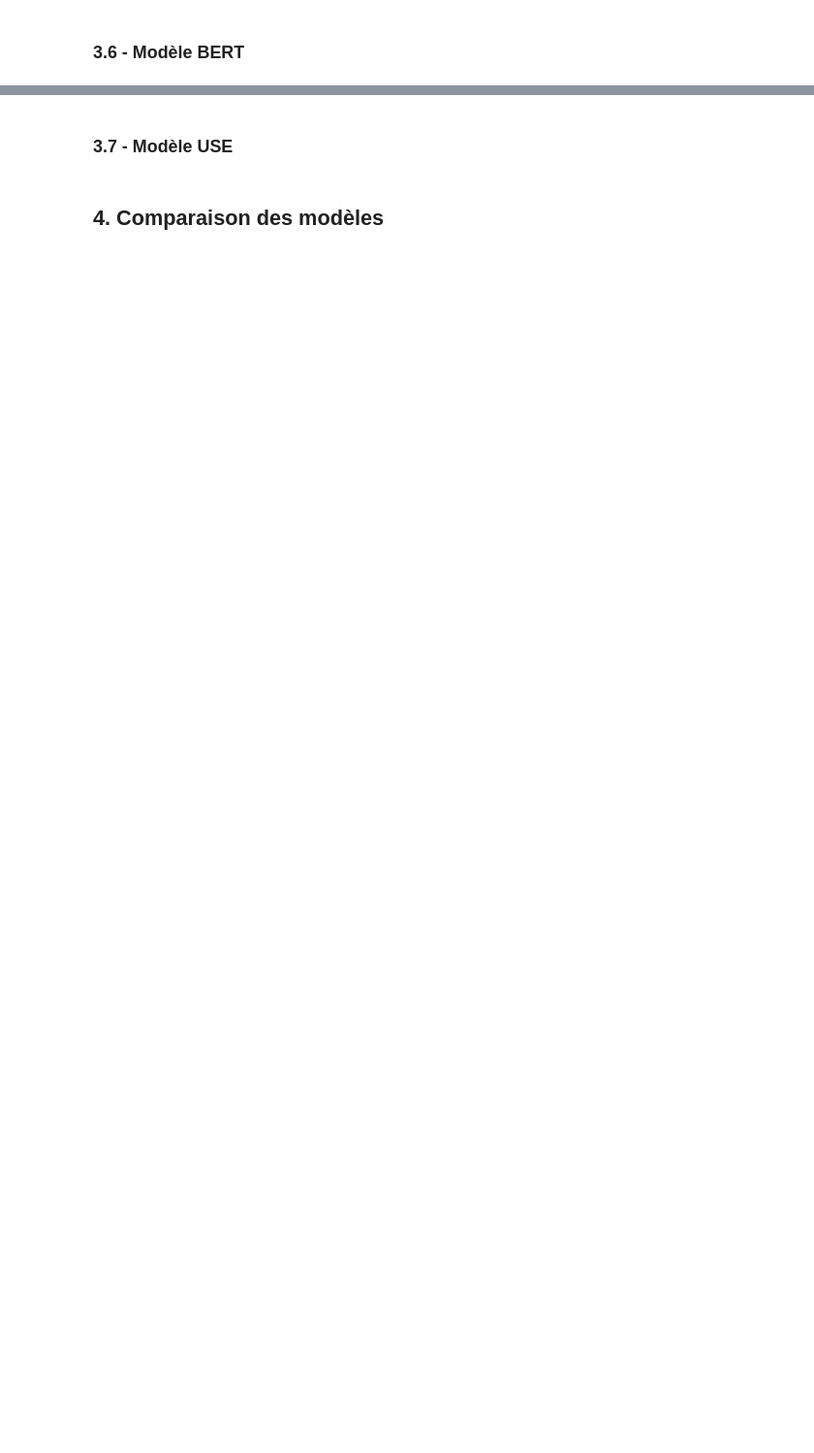
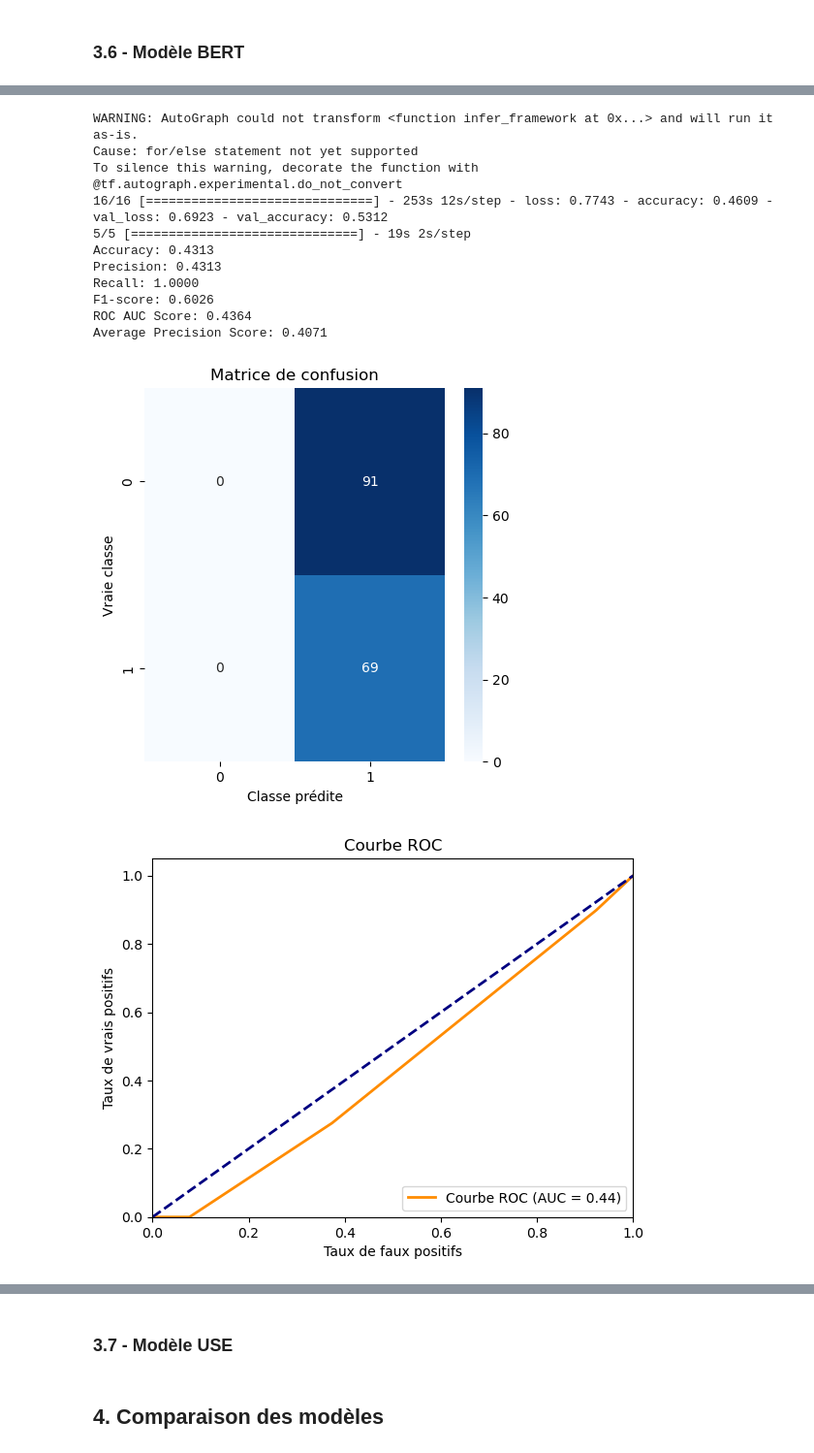
Before and after one commit to mehdimunim/OC7, a Jupyter notebook: notebooks/03_Mehdi_MUNIM_modelisation.ipynb, the cells around one changed output, grey strips where cells are left out. Shown: that part at 97% size. Saved outputs shown, nothing was run; the diff lists cells and outputs as text; code cells hidden in the pictures; blank space fills up the shorter version.

Commit message:
Functional BERT fine-tuning

```diff
--- a/notebooks/03_Mehdi_MUNIM_modelisation.ipynb
+++ b/notebooks/03_Mehdi_MUNIM_modelisation.ipynb
@@ -412,9 +481,9 @@ with mlflow.start_run():
     )
 
     # Évaluer le modèle et récupérer les métriques
-    accuracy, precision, recall, f1, predict_time = evaluation.evaluer_modele(model_bert,
-                                                                 {"input_ids": X_test_bert["input_ids"], "attention_mask": X_test_bert["attention_mask"]},
-                                                                 y_test_bert)
+    accuracy, precision, recall, f1, predict_time = evaluation.evaluer_modele_bert(model_bert,
+                                  {"input_ids": X_test_bert["input_ids"], "attention_mask": X_test_bert["attention_mask"]},
+                                      y_test_bert)
 
     # Enregistrer les paramètres
     mlflow.log_param("model", "BERT")
@@ -434,3 +503,4 @@ with mlflow.start_run():
 
     # Enregistrer le modèle
     mlflow.keras.log_model(model_bert, "model_bert")
+# %% [output]
@@ -436,0 +517,13 @@ with mlflow.start_run():
+WARNING: AutoGraph could not transform <function infer_framework at 0x...> and will run it as-is.
+Cause: for/else statement not yet supported
+To silence this warning, decorate the function with @tf.autograph.experimental.do_not_convert
+16/16 [==============================] - 253s 12s/step - loss: 0.7743 - accuracy: 0.4609 - val_loss: 0.6923 - val_accuracy: 0.5312
+5/5 [==============================] - 19s 2s/step
+Accuracy: 0.4313
+Precision: 0.4313
+Recall: 1.0000
+F1-score: 0.6026
+ROC AUC Score: 0.4364
+Average Precision Score: 0.4071
+[figure, added]
+[figure, added]
```
Also changed, not shown: parts of 9 cells of this notebook, 20 other files.
